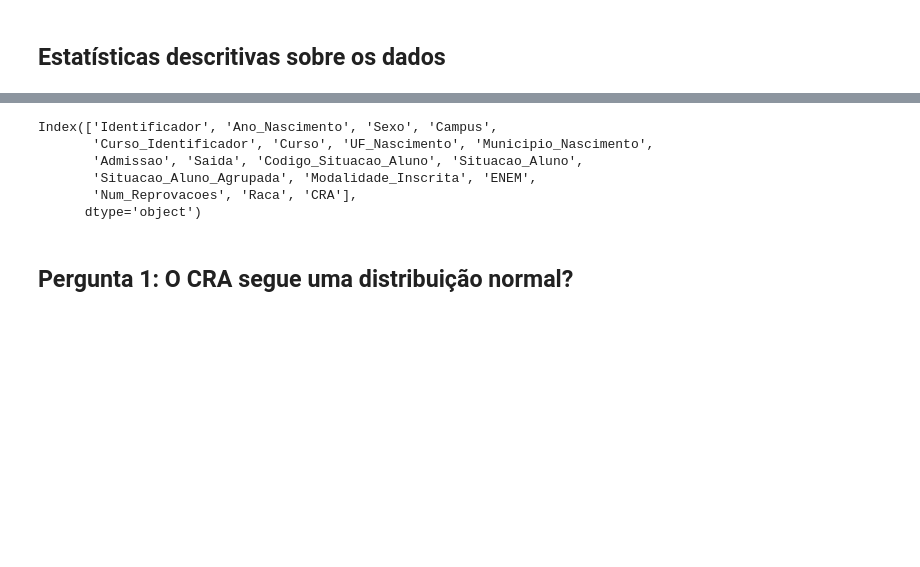
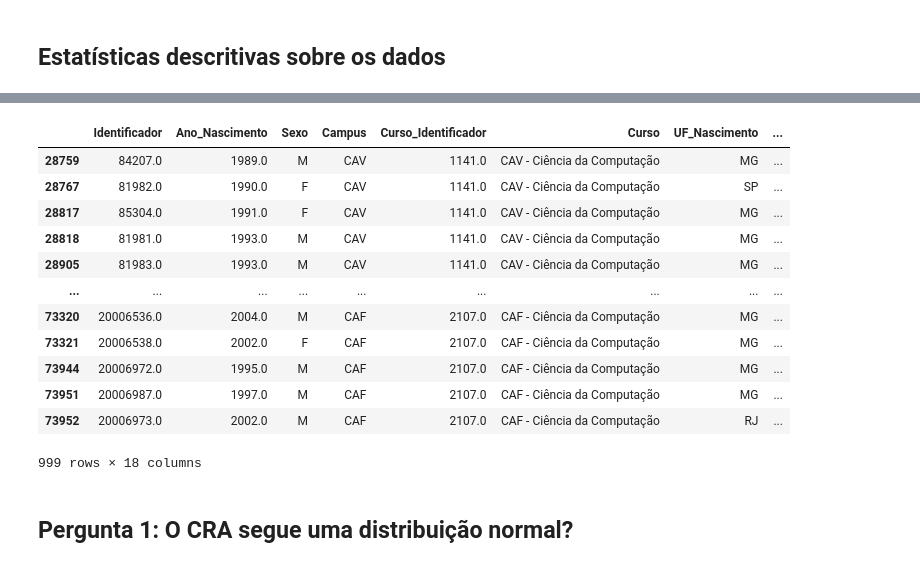
Before and after one commit to ThulioSilva13/ProjetoCienciaDeDados, a Jupyter notebook: NotebookTP/TPDados.ipynb, the cells around one changed output, grey strips where cells are left out. Saved outputs shown, nothing was run; the diff lists cells and outputs as text; code cells hidden in the pictures; blank space fills up the shorter version.

```diff
--- a/NotebookTP/TPDados.ipynb
+++ b/NotebookTP/TPDados.ipynb
@@ -218,15 +205,21 @@ dtypes: float64(4), int64(2), object(12)
 memory usage: 3.5+ MB
 # %%
-dados = df_filtro[(df_filtro['Curso'] == 'CAF - Ciência da Computação') | (df_filtro['Curso'] == 'CAV - Ciência da Computação') | (df_filtro['Curso'] == 'CRP - Sistemas de Informação - Integral') | (df_filtro['Curso'] == 'CRP - Sistemas de Informação - Noturno')]
+dados = df[(df['Curso'] == 'CAF - Ciência da Computação') | (df['Curso'] == 'CAV - Ciência da Computação') | (df['Curso'] == 'C - Ciência da Computação')]
+dados
+# %% [output]
+|  | Identificador | Ano_Nascimento | Sexo | Campus | Curso_Identificador | Curso | UF_Nascimento | ... |
+| 28759 | 84207.0 | 1989.0 | M | CAV | 1141.0 | CAV - Ciência da Computação | MG | ... |
+| 28767 | 81982.0 | 1990.0 | F | CAV | 1141.0 | CAV - Ciência da Computação | SP | ... |
+| 28817 | 85304.0 | 1991.0 | F | CAV | 1141.0 | CAV - Ciência da Computação | MG | ... |
+| 28818 | 81981.0 | 1993.0 | M | CAV | 1141.0 | CAV - Ciência da Computação | MG | ... |
+| 28905 | 81983.0 | 1993.0 | M | CAV | 1141.0 | CAV - Ciência da Computação | MG | ... |
+| ... | ... | ... | ... | ... | ... | ... | ... | ... |
+| 73320 | 20006536.0 | 2004.0 | M | CAF | 2107.0 | CAF - Ciência da Computação | MG | ... |
+| 73321 | 20006538.0 | 2002.0 | F | CAF | 2107.0 | CAF - Ciência da Computação | MG | ... |
+| 73944 | 20006972.0 | 1995.0 | M | CAF | 2107.0 | CAF - Ciência da Computação | MG | ... |
+| 73951 | 20006987.0 | 1997.0 | M | CAF | 2107.0 | CAF - Ciência da Computação | MG | ... |
+| 73952 | 20006973.0 | 2002.0 | M | CAF | 2107.0 | CAF - Ciência da Computação | RJ | ... |
+999 rows × 18 columns
-# %%
-dados.columns
-# %% [output]
-Index(['Identificador', 'Ano_Nascimento', 'Sexo', 'Campus',
-       'Curso_Identificador', 'Curso', 'UF_Nascimento', 'Municipio_Nascimento',
-       'Admissao', 'Saida', 'Codigo_Situacao_Aluno', 'Situacao_Aluno',
-       'Situacao_Aluno_Agrupada', 'Modalidade_Inscrita', 'ENEM',
-       'Num_Reprovacoes', 'Raca', 'CRA'],
-      dtype='object')
 # %% [markdown]
 ## **Pergunta 1**: O CRA segue uma distribuição normal?
 # %%
```
Also changed, not shown: parts of 80 cells of this notebook.
